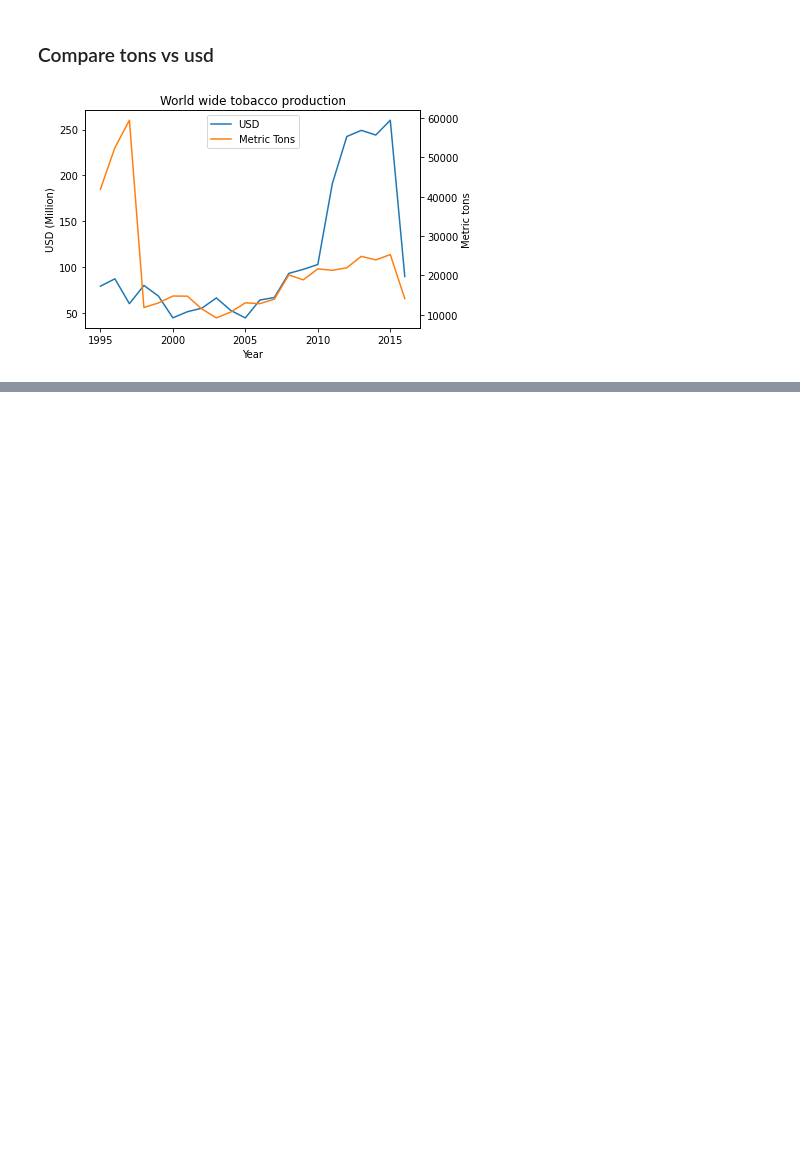
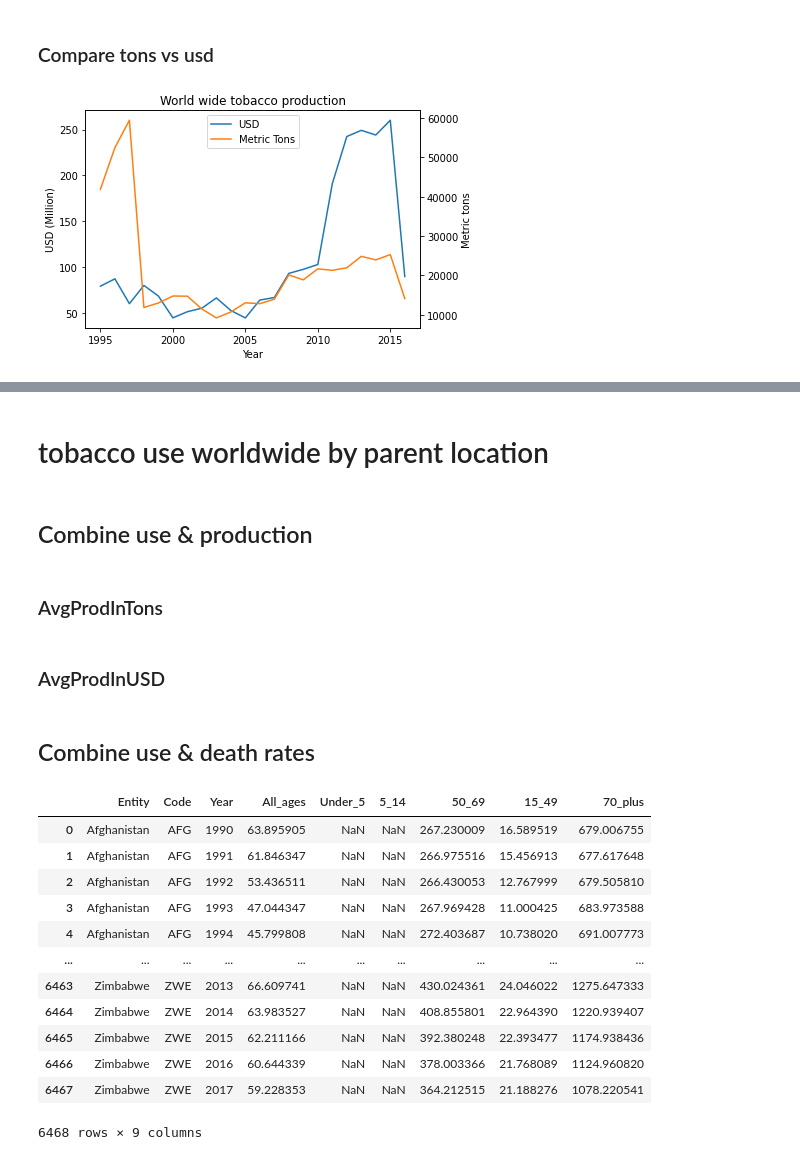
Before and after one commit to Chestnut-lol/DataOpen2021, a Jupyter notebook: data/Alice.ipynb, the cells around one changed output, grey strips where cells are left out. Cells and saved outputs as stored; diff of their text form; code cells hidden in the pictures; blank space fills up the shorter version.

```diff
--- a/data/Alice.ipynb
+++ b/data/Alice.ipynb
@@ -341,0 +430,2 @@ plt.savefig(f'plots\{title}.jpg',bbox_inches ='tight')
+# %% [markdown]
+# tobacco use worldwide by parent location
@@ -341,0 +434,4 @@ plt.savefig(f'plots\{title}.jpg',bbox_inches ='tight')
+# %% [markdown]
+## Combine use & production
+# %% [markdown]
+### AvgProdInTons
@@ -341,0 +440,2 @@ plt.savefig(f'plots\{title}.jpg',bbox_inches ='tight')
+# %% [markdown]
+### AvgProdInUSD
@@ -341,0 +446,20 @@ plt.savefig(f'plots\{title}.jpg',bbox_inches ='tight')
+# %% [markdown]
+## Combine use & death rates
+# %%
+filename = "death_rates_smoking_age.csv"
+death = pd.read_csv(filename)
+death
+# %% [output]
+|  | Entity | Code | Year | All_ages | Under_5 | 5_14 | 50_69 | 15_49 | 70_plus |
+| 0 | Afghanistan | AFG | 1990 | 63.895905 | NaN | NaN | 267.230009 | 16.589519 | 679.006755 |
+| 1 | Afghanistan | AFG | 1991 | 61.846347 | NaN | NaN | 266.975516 | 15.456913 | 677.617648 |
+| 2 | Afghanistan | AFG | 1992 | 53.436511 | NaN | NaN | 266.430053 | 12.767999 | 679.505810 |
+| 3 | Afghanistan | AFG | 1993 | 47.044347 | NaN | NaN | 267.969428 | 11.000425 | 683.973588 |
+| 4 | Afghanistan | AFG | 1994 | 45.799808 | NaN | NaN | 272.403687 | 10.738020 | 691.007773 |
+| ... | ... | ... | ... | ... | ... | ... | ... | ... | ... |
+| 6463 | Zimbabwe | ZWE | 2013 | 66.609741 | NaN | NaN | 430.024361 | 24.046022 | 1275.647333 |
+| 6464 | Zimbabwe | ZWE | 2014 | 63.983527 | NaN | NaN | 408.855801 | 22.964390 | 1220.939407 |
+| 6465 | Zimbabwe | ZWE | 2015 | 62.211166 | NaN | NaN | 392.380248 | 22.393477 | 1174.938436 |
+| 6466 | Zimbabwe | ZWE | 2016 | 60.644339 | NaN | NaN | 378.003366 | 21.768089 | 1124.960820 |
+| 6467 | Zimbabwe | ZWE | 2017 | 59.228353 | NaN | NaN | 364.212515 | 21.188276 | 1078.220541 |
+6468 rows × 9 columns
```
Also changed, not shown: parts of 28 cells of this notebook, 2 other files.
